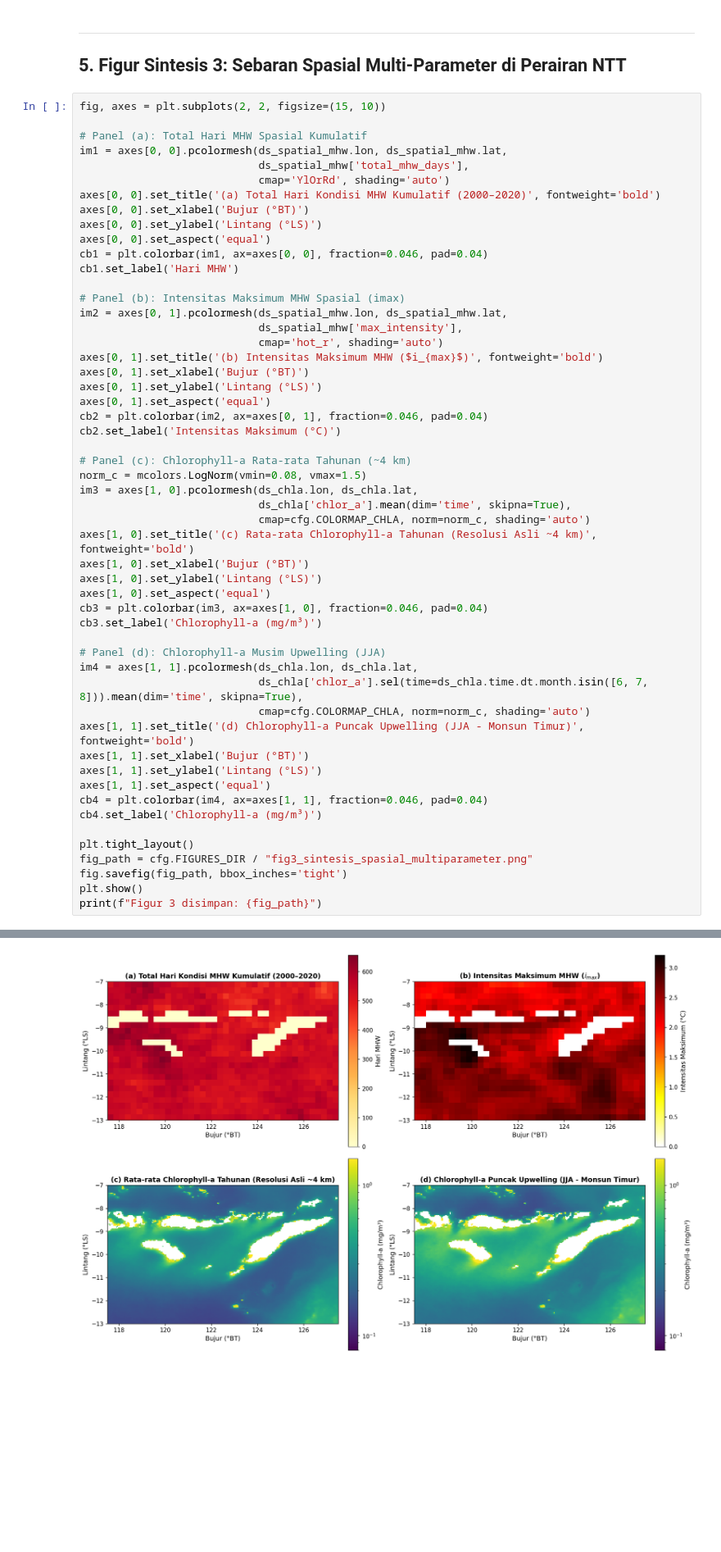
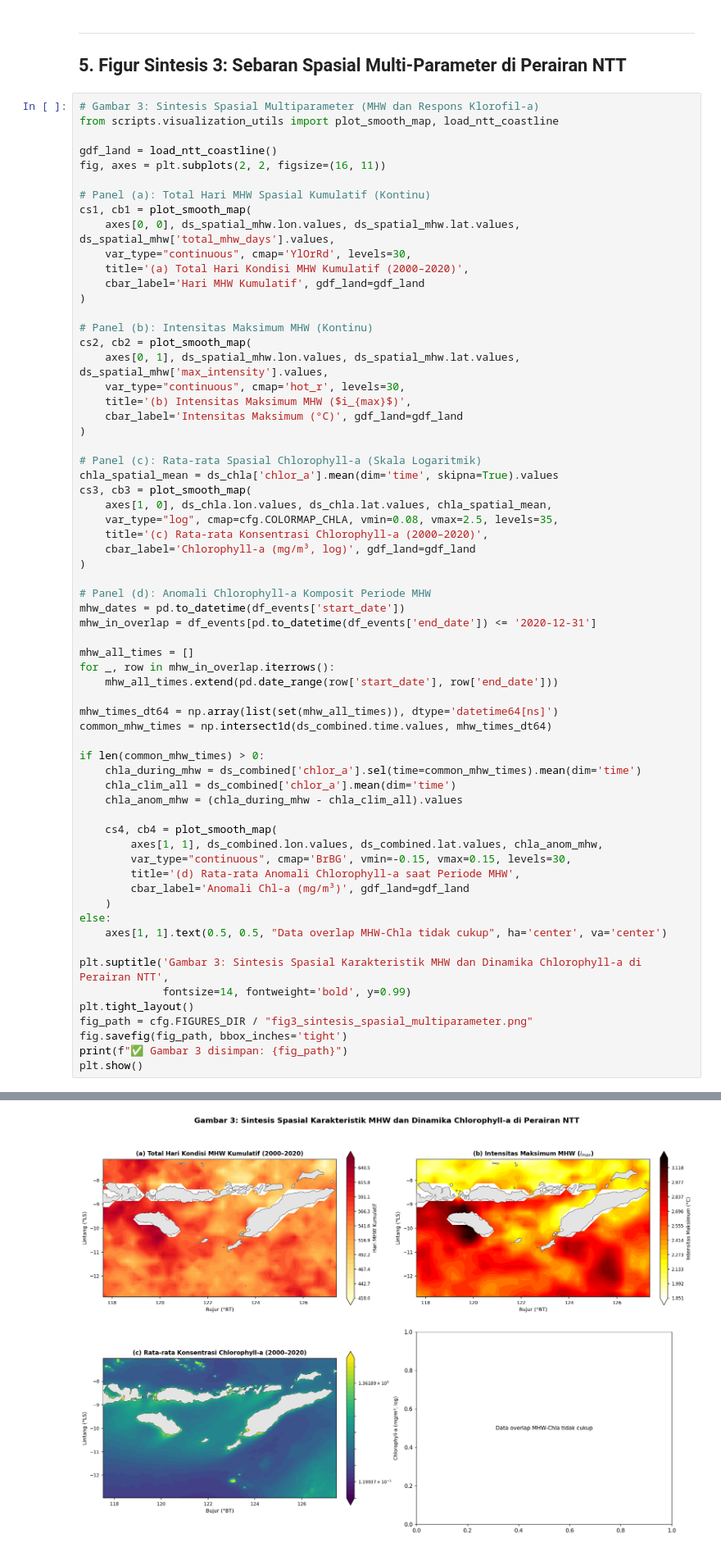
Before and after one commit to yusufal-qodri/PBL_KLIMTROP_KEL10_Analisis_MHW_Terhadap_Produksi_Ikan_diNTT, a Jupyter notebook: notebooks/05_Visualisasi_dan_Sintesis_Hasil.ipynb, the cells around one changed output, grey strips where cells are left out. Shown at 82% size. Cells and saved outputs as stored; diff of their text form; blank space fills up the shorter version.

```diff
--- a/notebooks/05_Visualisasi_dan_Sintesis_Hasil.ipynb
+++ b/notebooks/05_Visualisasi_dan_Sintesis_Hasil.ipynb
@@ -223,56 +224,67 @@ Figur 2 disimpan: G:\My Drive\KLIMTROP\PBL\outputs\figures\fig2_sintesis_timelin
 ---
 ## 5. Figur Sintesis 3: Sebaran Spasial Multi-Parameter di Perairan NTT
 # %%
-fig, axes = plt.subplots(2, 2, figsize=(15, 10))
+# Gambar 3: Sintesis Spasial Multiparameter (MHW dan Respons Klorofil-a)
+from scripts.visualization_utils import plot_smooth_map, load_ntt_coastline
 
-# Panel (a): Total Hari MHW Spasial Kumulatif
-im1 = axes[0, 0].pcolormesh(ds_spatial_mhw.lon, ds_spatial_mhw.lat,
-                            ds_spatial_mhw['total_mhw_days'],
-                            cmap='YlOrRd', shading='auto')
-axes[0, 0].set_title('(a) Total Hari Kondisi MHW Kumulatif (2000–2020)', fontweight='bold')
-axes[0, 0].set_xlabel('Bujur (°BT)')
-axes[0, 0].set_ylabel('Lintang (°LS)')
-axes[0, 0].set_aspect('equal')
-cb1 = plt.colorbar(im1, ax=axes[0, 0], fraction=0.046, pad=0.04)
-cb1.set_label('Hari MHW')
+gdf_land = load_ntt_coastline()
+fig, axes = plt.subplots(2, 2, figsize=(16, 11))
 
-# Panel (b): Intensitas Maksimum MHW Spasial (imax)
-im2 = axes[0, 1].pcolormesh(ds_spatial_mhw.lon, ds_spatial_mhw.lat,
-                            ds_spatial_mhw['max_intensity'],
-                            cmap='hot_r', shading='auto')
-axes[0, 1].set_title('(b) Intensitas Maksimum MHW ($i_{max}$)', fontweight='bold')
-axes[0, 1].set_xlabel('Bujur (°BT)')
-axes[0, 1].set_ylabel('Lintang (°LS)')
-axes[0, 1].set_aspect('equal')
-cb2 = plt.colorbar(im2, ax=axes[0, 1], fraction=0.046, pad=0.04)
-cb2.set_label('Intensitas Maksimum (°C)')
+# Panel (a): Total Hari MHW Spasial Kumulatif (Kontinu)
+cs1, cb1 = plot_smooth_map(
+    axes[0, 0], ds_spatial_mhw.lon.values, ds_spatial_mhw.lat.values, ds_spatial_mhw['total_mhw_days'].values,
+    var_type="continuous", cmap='YlOrRd', levels=30,
+    title='(a) Total Hari Kondisi MHW Kumulatif (2000–2020)',
+    cbar_label='Hari MHW Kumulatif', gdf_land=gdf_land
+)
 
-# Panel (c): Chlorophyll-a Rata-rata Tahunan (~4 km)
-norm_c = mcolors.LogNorm(vmin=0.08, vmax=1.5)
-im3 = axes[1, 0].pcolormesh(ds_chla.lon, ds_chla.lat,
-                            ds_chla['chlor_a'].mean(dim='time', skipna=True),
-                            cmap=cfg.COLORMAP_CHLA, norm=norm_c, shading='auto')
-axes[1, 0].set_title('(c) Rata-rata Chlorophyll-a Tahunan (Resolusi Asli ~4 km)', fontweight='bold')
-axes[1, 0].set_xlabel('Bujur (°BT)')
-axes[1, 0].set_ylabel('Lintang (°LS)')
-axes[1, 0].set_aspect('equal')
-cb3 = plt.colorbar(im3, ax=axes[1, 0], fraction=0.046, pad=0.04)
-cb3.set_label('Chlorophyll-a (mg/m³)')
+# Panel (b): Intensitas Maksimum MHW (Kontinu)
+cs2, cb2 = plot_smooth_map(
+    axes[0, 1], ds_spatial_mhw.lon.values, ds_spatial_mhw.lat.values, ds_spatial_mhw['max_intensity'].values,
+    var_type="continuous", cmap='hot_r', levels=30,
+    title='(b) Intensitas Maksimum MHW ($i_{max}$)',
+    cbar_label='Intensitas Maksimum (°C)', gdf_land=gdf_land
+)
 
-# Panel (d): Chlorophyll-a Musim Upwelling (JJA)
-im4 = axes[1, 1].pcolormesh(ds_chla.lon, ds_chla.lat,
-                            ds_chla['chlor_a'].sel(time=ds_chla.time.dt.month.isin([6, 7, 8])).mean(dim='time', skipna=True),
-                            cmap=cfg.COLORMAP_CHLA, norm=norm_c, shading='auto')
-axes[1, 1].set_title('(d) Chlorophyll-a Puncak Upwelling (JJA - Monsun Timur)', fontweight='bold')
-axes[1, 1].set_xlabel('Bujur (°BT)')
-axes[1, 1].set_ylabel('Lintang (°LS)')
-axes[1, 1].set_aspect('equal')
-cb4 = plt.colorbar(im4, ax=axes[1, 1], fraction=0.046, pad=0.04)
-cb4.set_label('Chlorophyll-a (mg/m³)')
+# Panel (c): Rata-rata Spasial Chlorophyll-a (Skala Logaritmik)
+chla_spatial_mean = ds_chla['chlor_a'].mean(dim='time', skipna=True).values
+cs3, cb3 = plot_smooth_map(
+    axes[1, 0], ds_chla.lon.values, ds_chla.lat.values, chla_spatial_mean,
+    var_type="log", cmap=cfg.COLORMAP_CHLA, vmin=0.08, vmax=2.5, levels=35,
+    title='(c) Rata-rata Konsentrasi Chlorophyll-a (2000–2020)',
+    cbar_label='Chlorophyll-a (mg/m³, log)', gdf_land=gdf_land
+)
 
+# Panel (d): Anomali Chlorophyll-a Komposit Periode MHW
+mhw_dates = pd.to_datetime(df_events['start_date'])
+mhw_in_overlap = df_events[pd.to_datetime(df_events['end_date']) <= '2020-12-31']
+
+mhw_all_times = []
+for _, row in mhw_in_overlap.iterrows():
+    mhw_all_times.extend(pd.date_range(row['start_date'], row['end_date']))
+
+mhw_times_dt64 = np.array(list(set(mhw_all_times)), dtype='datetime64[ns]')
+common_mhw_times = np.intersect1d(ds_combined.time.values, mhw_times_dt64)
+
+if len(common_mhw_times) > 0:
+    chla_during_mhw = ds_combined['chlor_a'].sel(time=common_mhw_times).mean(dim='time')
+    chla_clim_all = ds_combined['chlor_a'].mean(dim='time')
+    chla_anom_mhw = (chla_during_mhw - chla_clim_all).values
+
+    cs4, cb4 = plot_smooth_map(
+        axes[1, 1], ds_combined.lon.values, ds_combined.lat.values, chla_anom_mhw,
+        var_type="continuous", cmap='BrBG', vmin=-0.15, vmax=0.15, levels=30,
+        title='(d) Rata-rata Anomali Chlorophyll-a saat Periode MHW',
+        cbar_label='Anomali Chl-a (mg/m³)', gdf_land=gdf_land
+    )
+else:
+    axes[1, 1].text(0.5, 0.5, "Data overlap MHW-Chla tidak cukup", ha='center', va='center')
+
+plt.suptitle('Gambar 3: Sintesis Spasial Karakteristik MHW dan Dinamika Chlorophyll-a di Perairan NTT',
+             fontsize=14, fontweight='bold', y=0.99)
 plt.tight_layout()
 fig_path = cfg.FIGURES_DIR / "fig3_sintesis_spasial_multiparameter.png"
 fig.savefig(fig_path, bbox_inches='tight')
+print(f"✅ Gambar 3 disimpan: {fig_path}")
 plt.show()
-print(f"Figur 3 disimpan: {fig_path}")
 # %% [output]
@@ -279 +292 @@ print(f"Figur 3 disimpan: {fig_path}")
-[figure, old version]
+[figure, new version]
```
Also changed, not shown: parts of 7 cells of this notebook, 40 other files.
